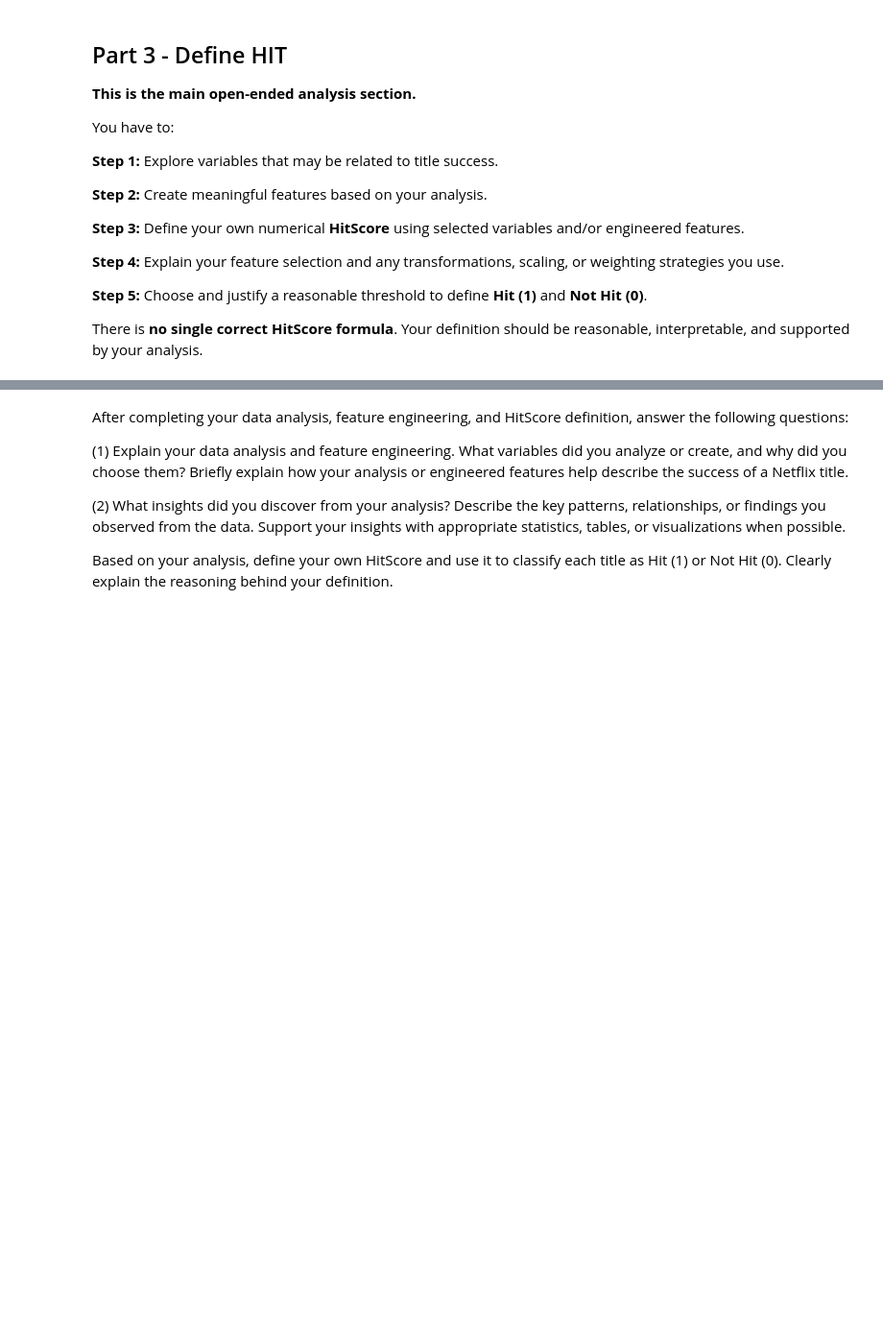
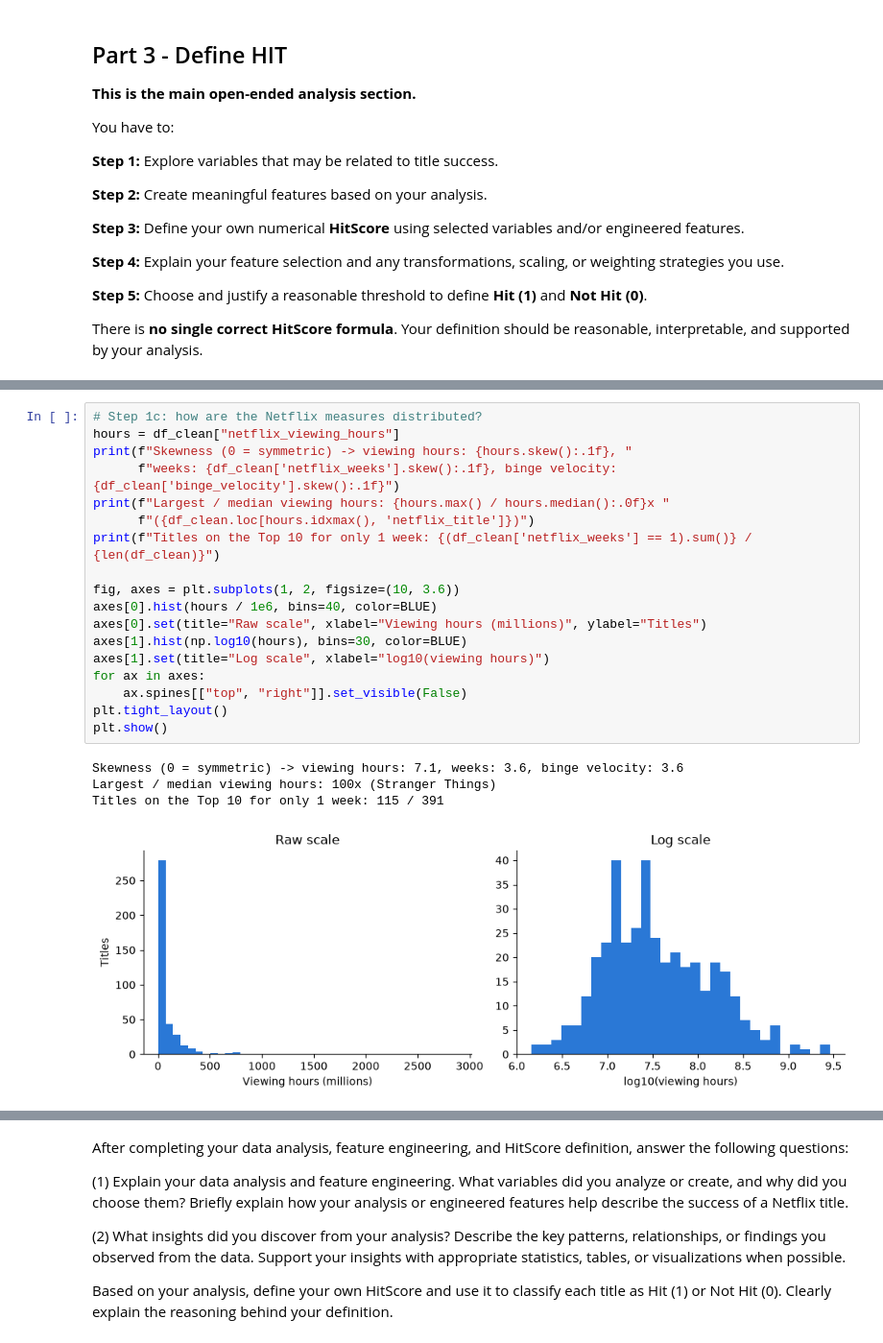
Before and after one commit to DancinAndrew/HW2-Netflix_ML, a Jupyter notebook: netflix.ipynb, the cells around one changed output, grey strips where cells are left out. Shown at 96% size. Cells and saved outputs as stored; diff of their text form; blank space fills up the shorter version.

```diff
--- a/netflix.ipynb
+++ b/netflix.ipynb
@@ -283,0 +490,23 @@ There is **no single correct HitScore formula**. Your definition should be reaso
+# %%
+# Step 1c: how are the Netflix measures distributed?
+hours = df_clean["netflix_viewing_hours"]
+print(f"Skewness (0 = symmetric) -> viewing hours: {hours.skew():.1f}, "
+      f"weeks: {df_clean['netflix_weeks'].skew():.1f}, binge velocity: {df_clean['binge_velocity'].skew():.1f}")
+print(f"Largest / median viewing hours: {hours.max() / hours.median():.0f}x "
+      f"({df_clean.loc[hours.idxmax(), 'netflix_title']})")
+print(f"Titles on the Top 10 for only 1 week: {(df_clean['netflix_weeks'] == 1).sum()} / {len(df_clean)}")
+
+fig, axes = plt.subplots(1, 2, figsize=(10, 3.6))
+axes[0].hist(hours / 1e6, bins=40, color=BLUE)
+axes[0].set(title="Raw scale", xlabel="Viewing hours (millions)", ylabel="Titles")
+axes[1].hist(np.log10(hours), bins=30, color=BLUE)
+axes[1].set(title="Log scale", xlabel="log10(viewing hours)")
+for ax in axes:
+    ax.spines[["top", "right"]].set_visible(False)
+plt.tight_layout()
+plt.show()
+# %% [output]
+Skewness (0 = symmetric) -> viewing hours: 7.1, weeks: 3.6, binge velocity: 3.6
+Largest / median viewing hours: 100x (Stranger Things)
+Titles on the Top 10 for only 1 week: 115 / 391
+[figure, added]
```
Also changed, not shown: parts of 49 cells of this notebook, 1 other file.
